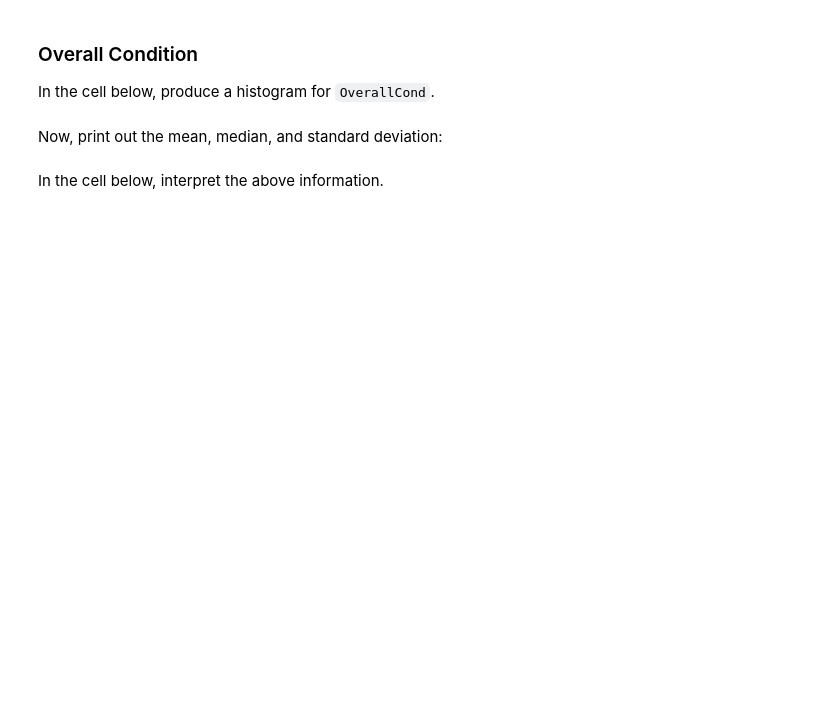
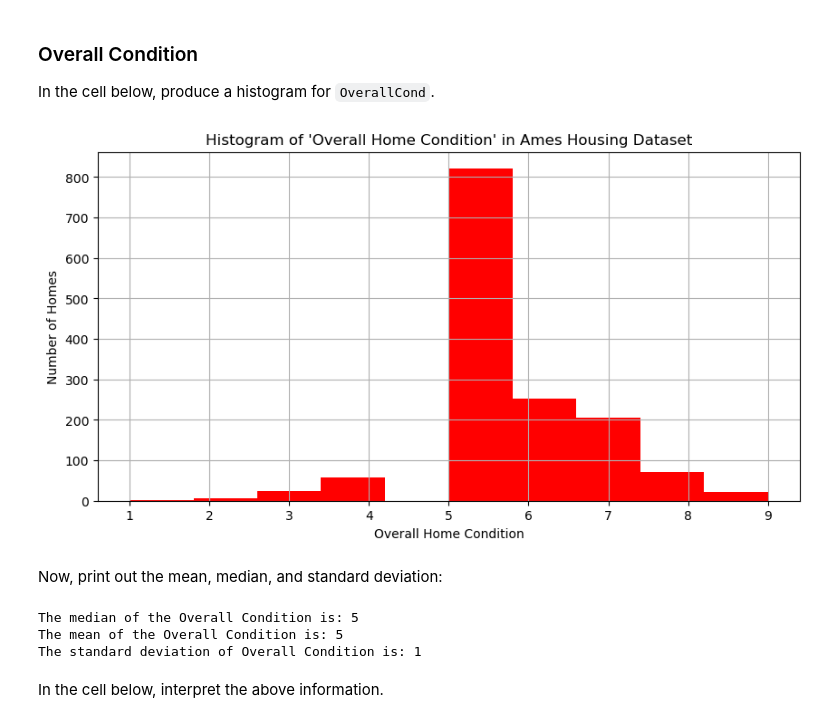
Before and after one commit to pnjoki/dsc-pandas-eda-lab, a Jupyter notebook: index.ipynb, the cells around one changed output. Cells and saved outputs as stored; diff of their text form; code cells hidden in the pictures; blank space fills up the shorter version.

```diff
--- a/index.ipynb
+++ b/index.ipynb
@@ -221,2 +290,24 @@ In the cell below, produce a histogram for `OverallCond`.
+# %%
+# Your code here
+#df.hist(column = 'OverallCond')
+
+# Set up plot
+fig, ax = plt.subplots(figsize=(10,5))
+
+# Plot
+ax.hist(
+    x=df["OverallCond"],
+    label="Overall Condition",
+    bins = 10,
+    color="red"
+)
+ax.grid()
+
+
+ax.set_title("Histogram of 'Overall Home Condition' in Ames Housing Dataset")
+ax.set_xlabel("Overall Home Condition")
+ax.set_ylabel("Number of Homes");
+# %% [output]
+[figure, added]
 # %% [markdown]
 Now, print out the mean, median, and standard deviation:
@@ -225,2 +314,12 @@ Now, print out the mean, median, and standard deviation:
+# %%
+# Your code here
+list_prices = df['OverallCond'].tolist()
+print ('The median of the Overall Condition is: ' + str(int(np.median(list_prices))))
+print ('The mean of the Overall Condition is: ' + str(int(np.mean(list_prices))))
+print ('The standard deviation of Overall Condition is: ' + str(int(np.std(list_prices))))
+# %% [output]
+The median of the Overall Condition is: 5
+The mean of the Overall Condition is: 5
+The standard deviation of Overall Condition is: 1
 # %% [markdown]
 In the cell below, interpret the above information.
```
Also changed, not shown: parts of 17 cells of this notebook.
